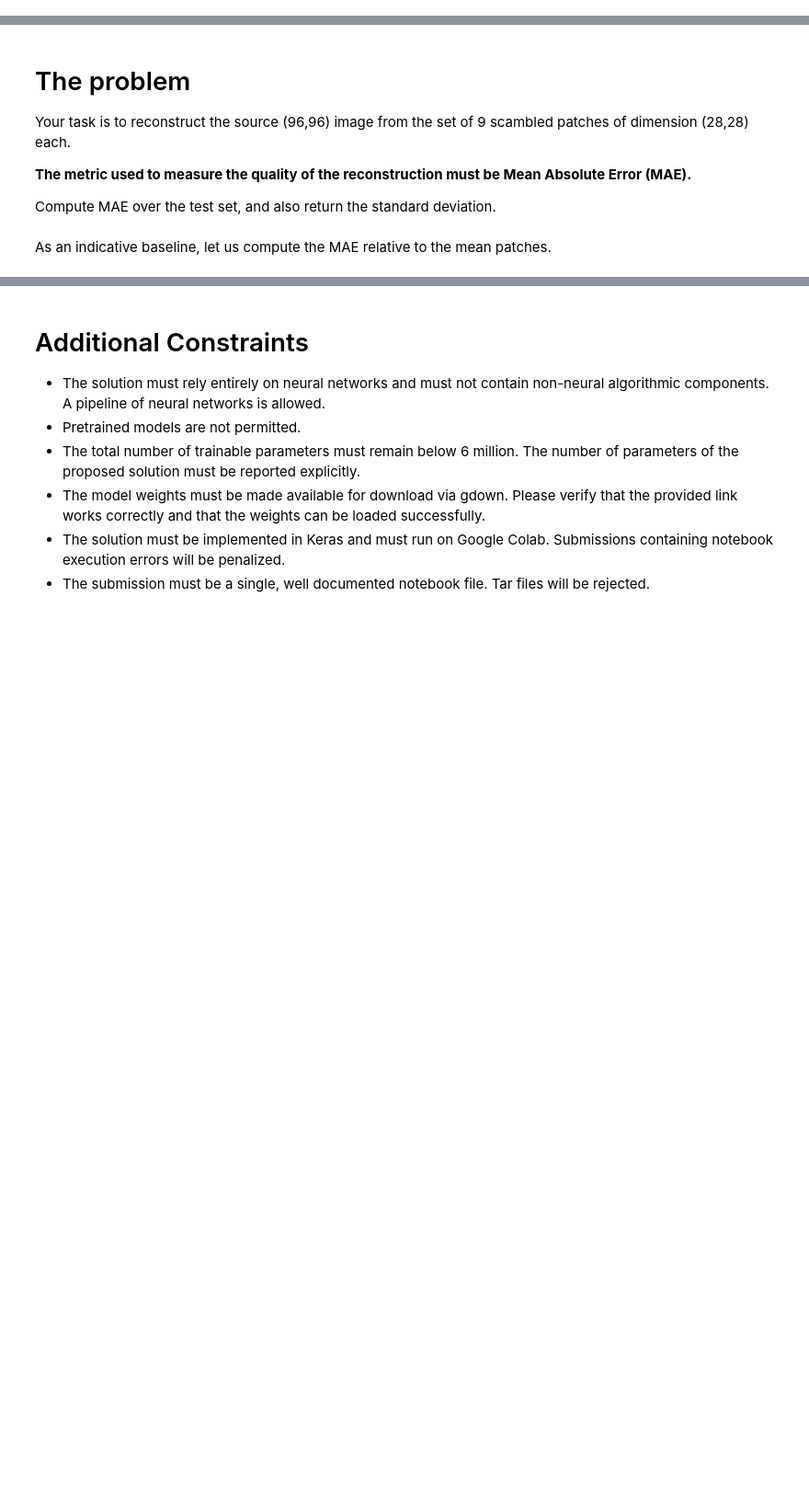
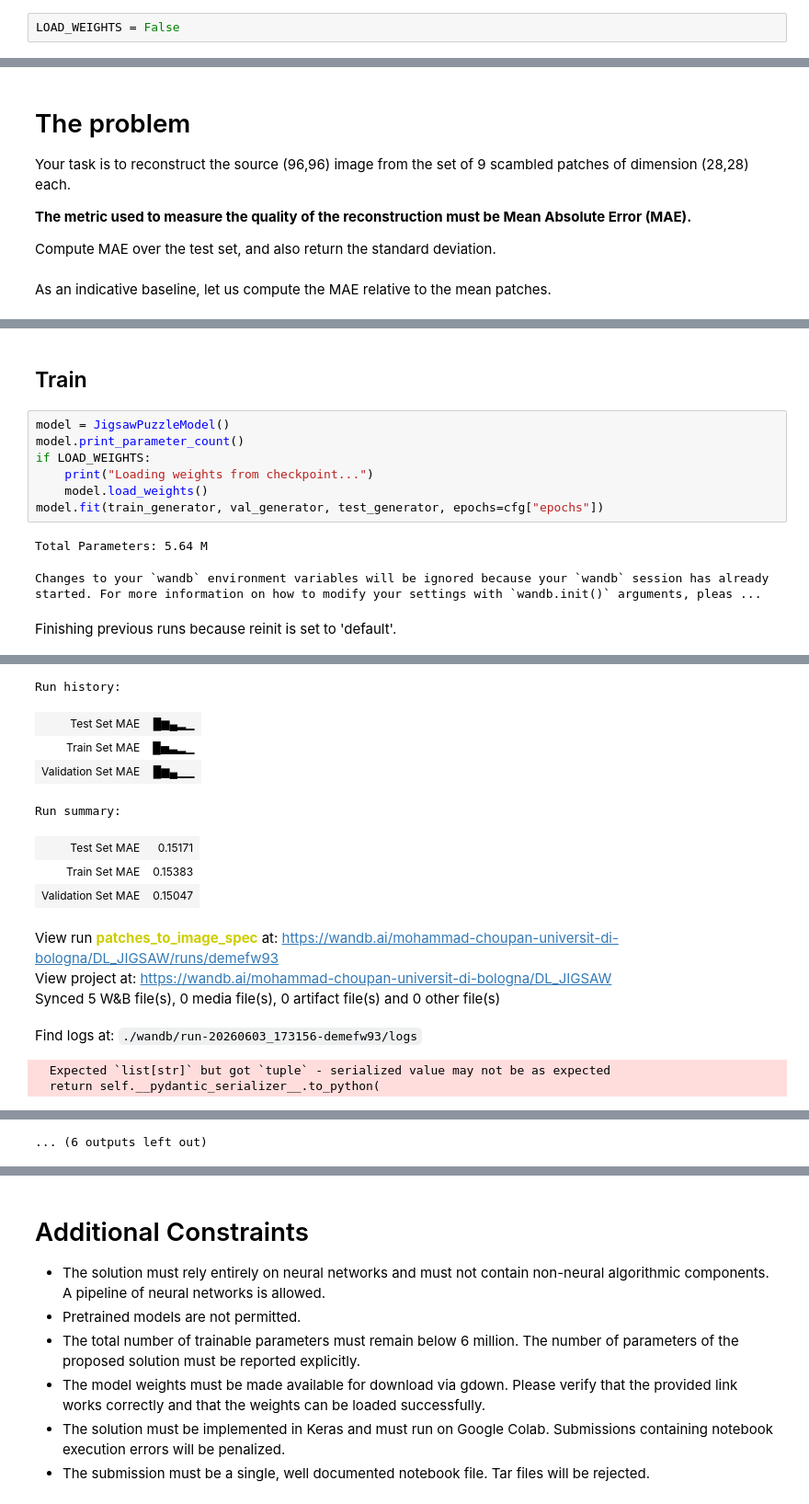
Before and after one commit to mohamadch91/UNIBO_DL_JIGSAW, a Jupyter notebook: patches_to_image_spec.ipynb, the cells around one changed output, grey strips where cells are left out. Shown at 92% size. Drawn from its saved outputs; the diff is of its cells as text; blank space fills up the shorter version.

```diff
--- a/patches_to_image_spec.ipynb
+++ b/patches_to_image_spec.ipynb
@@ -11,0 +19,2 @@ import tensorflow as tf
+# %%
+LOAD_WEIGHTS = False
@@ -243,0 +460,13 @@ std: tf.Tensor(0.0014140933, shape=(), dtype=float32)
+# %% [markdown]
+## Train
+# %%
+model = JigsawPuzzleModel()
+model.print_parameter_count()
+if LOAD_WEIGHTS:
+    print("Loading weights from checkpoint...")
+    model.load_weights()
+model.fit(train_generator, val_generator, test_generator, epochs=cfg["epochs"])
+# %% [output]
+Total Parameters: 5.64 M
+Changes to your `wandb` environment variables will be ignored because your `wandb` session has already started. For more information on how to modify your settings with `wandb.init()` arguments, pleas ...
+Finishing previous runs because reinit is set to 'default'.
@@ -243,0 +474,14 @@ std: tf.Tensor(0.0014140933, shape=(), dtype=float32)
+Run history:
+| Test Set MAE | █▆▄▂▁ |
+| Train Set MAE | █▅▃▂▁ |
+| Validation Set MAE | █▆▄▁▁ |
+Run summary:
+| Test Set MAE | 0.15171 |
+| Train Set MAE | 0.15383 |
+| Validation Set MAE | 0.15047 |
+View run patches_to_image_spec at: https://wandb.ai/mohammad-choupan-universit-di-bologna/DL_JIGSAW/runs/demefw93
+View project at: https://wandb.ai/mohammad-choupan-universit-di-bologna/DL_JIGSAW
+Synced 5 W&B file(s), 0 media file(s), 0 artifact file(s) and 0 other file(s)
+Find logs at: ./wandb/run-20260603_173156-demefw93/logs
+  Expected `list[str]` but got `tuple` - serialized value may not be as expected
+  return self.__pydantic_serializer__.to_python(
@@ -243,0 +489 @@ std: tf.Tensor(0.0014140933, shape=(), dtype=float32)
+... (6 outputs left out)
```
Also changed, not shown: parts of 26 cells of this notebook, 2 other files.
